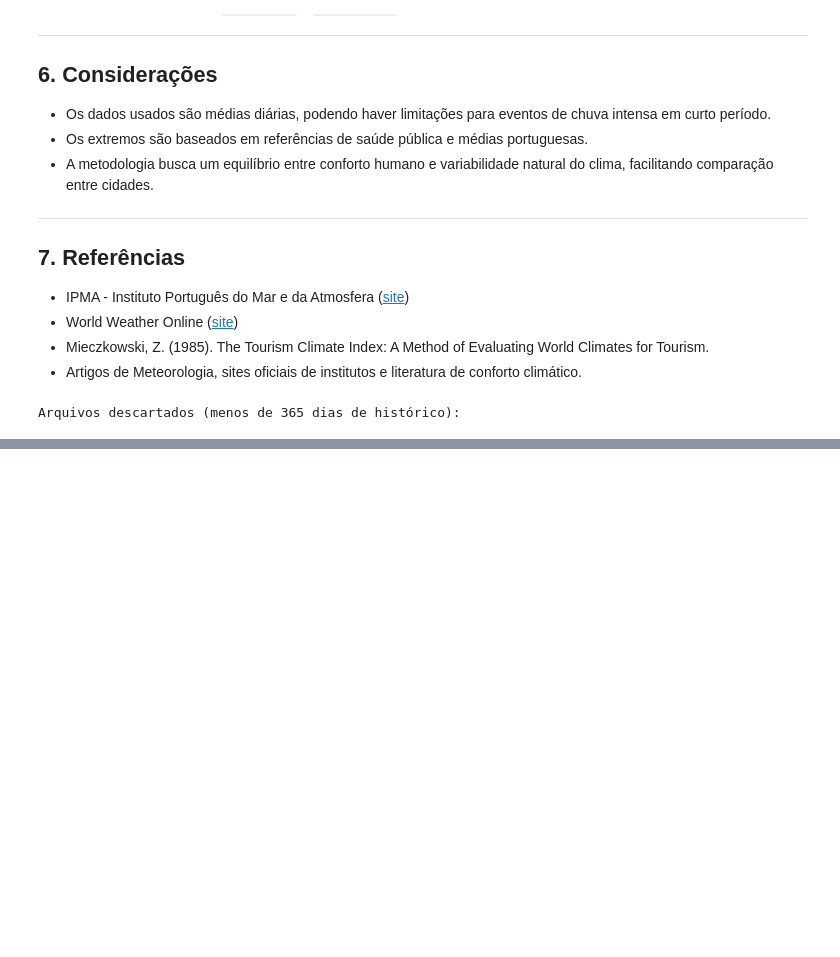
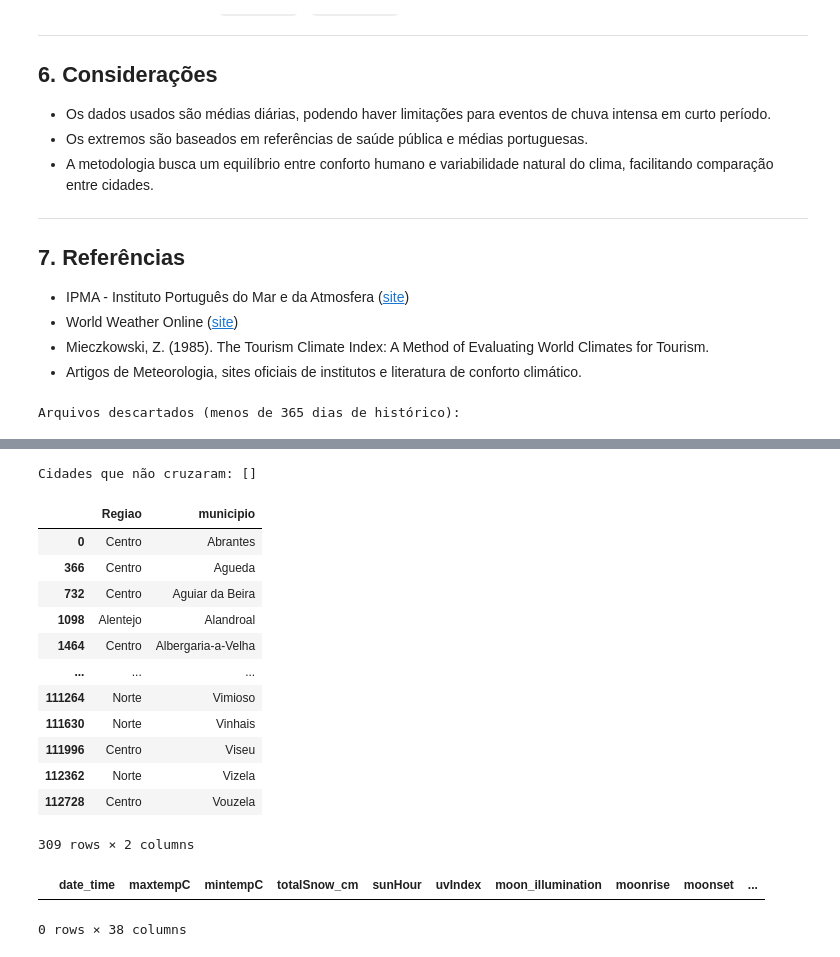
Before and after one commit to johnosd/MPAlugueisLisboa, a Jupyter notebook: src/Weather/classificaClima.ipynb, the cells around one changed output, grey strips where cells are left out. Cells and saved outputs as stored; diff of their text form; code cells hidden in the pictures; blank space fills up the shorter version.

```diff
--- a/src/Weather/classificaClima.ipynb
+++ b/src/Weather/classificaClima.ipynb
@@ -500,0 +381,19 @@ ranking_formatado = formatar_numericos(ranking)
+# %%
+filePathMunicipios = '..\\..\\Bases\\Municipios\\portugalMunicipios.csv'
+df_municipios =  pd.read_csv(filePathMunicipios)
+# %%
+from unidecode import unidecode
+
+# Padroniza nomes: minúsculas, sem espaços extras e sem acentos
+df['location_merge'] = df['municipio'].apply(lambda x: unidecode(str(x)).lower().strip())
+df_municipios['Cidades_merge'] = df_municipios['Cidades'].apply(lambda x: unidecode(str(x)).lower().strip())
+
+
+# Junta pelo nome da cidade padronizado
+df = pd.merge(
+    df,
+    df_municipios,
+    left_on='location_merge',
+    right_on='Cidades_merge',
+    how='left'
+)
@@ -500,0 +414,19 @@ ranking_formatado = formatar_numericos(ranking)
+# %%
+nao_cruzadas = df[df['Regiao'].isna()]['municipio'].unique()
+print("Cidades que não cruzaram:", nao_cruzadas)
+# %% [output]
+Cidades que não cruzaram: []
+# %%
+# Marcação e score diários:
+df['calor_extremo']   = df.apply(is_hot_extreme, axis=1).astype(int)
+df['frio_extremo']    = df.apply(is_cold_extreme, axis=1).astype(int)
+df['chuva_extrema']   = df.apply(is_rain_extreme, axis=1).astype(int)
+df['neve']            = df.apply(is_snow_extreme, axis=1).astype(int)
+df['uv_extremo']      = df.apply(is_uv_extreme, axis=1).astype(int)
+
+df['evento_extremo'] = df.apply(marcar_extremo, axis=1)
+df['score_dia'] = df.apply(score_dia, axis=1)
+df['classificacao_dia'] = df['score_dia'].apply(classifica_score)
+df['ano_mes'] = df['date_time'].dt.to_period('M')
+df['ano'] = df['date_time'].dt.year
+df['estacao'] = df['ano_mes'].apply(lambda x: assign_season(x.month))
@@ -500,0 +442,21 @@ ranking_formatado = formatar_numericos(ranking)
+# %%
+df[['Regiao','municipio']].drop_duplicates()
+# %% [output]
+|  | Regiao | municipio |
+| 0 | Centro | Abrantes |
+| 366 | Centro | Agueda |
+| 732 | Centro | Aguiar da Beira |
+| 1098 | Alentejo | Alandroal |
+| 1464 | Centro | Albergaria-a-Velha |
+| ... | ... | ... |
+| 111264 | Norte | Vimioso |
+| 111630 | Norte | Vinhais |
+| 111996 | Centro | Viseu |
+| 112362 | Norte | Vizela |
+| 112728 | Centro | Vouzela |
+309 rows × 2 columns
+# %%
+df[df['Regiao'].isnull() | (df['Regiao'].astype(str).str.strip() == '')]
+# %% [output]
+|  | date_time | maxtempC | mintempC | totalSnow_cm | sunHour | uvIndex | moon_illumination | moonrise | moonset | ... |
+0 rows × 38 columns
```
Also changed, not shown: parts of 24 cells of this notebook, 9 other files.
